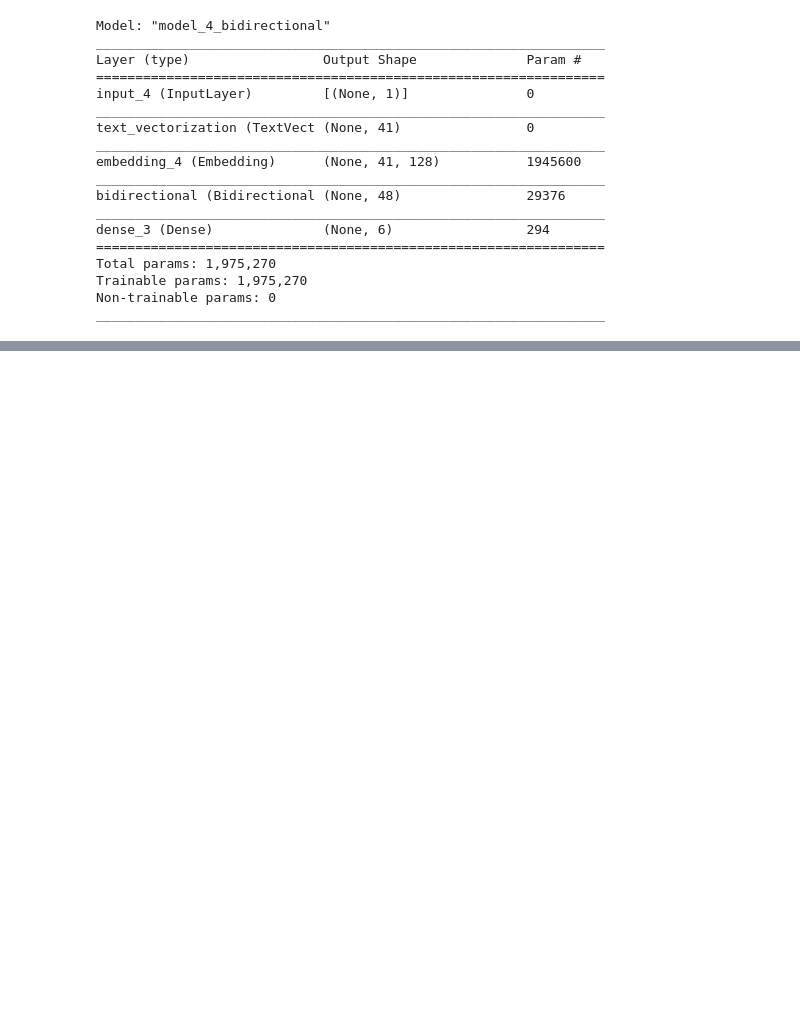
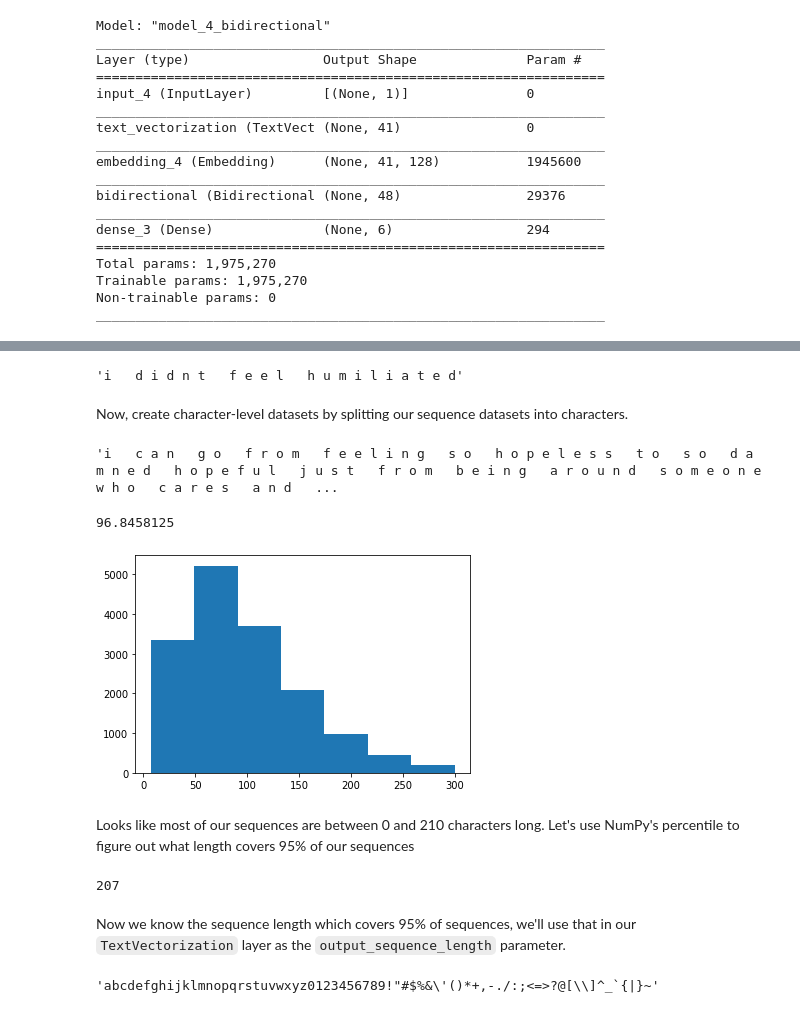
Before and after one commit to egehanasal/Emotion-Detection-From-Text, a Jupyter notebook: Emotion_detection_from_text.ipynb, the cells around one changed output, grey strips where cells are left out. Saved outputs shown, nothing was run; the diff lists cells and outputs as text; code cells hidden in the pictures; blank space fills up the shorter version.

```diff
--- a/Emotion_detection_from_text.ipynb
+++ b/Emotion_detection_from_text.ipynb
@@ -892,0 +1101,49 @@ Old f1: 0.91, New f1: 0.88, Difference: -0.04
+# %%
+# Make a function to split sentences into characters
+def split_chars(text):
+  return " ".join(list(text))
+
+# Test splitting non-character-level-sequence into characters
+split_chars(train_sentences[0])
+# %% [output]
+'i   d i d n t   f e e l   h u m i l i a t e d'
+# %% [markdown]
+Now, create character-level datasets by splitting our sequence datasets into characters.
+# %%
+# Split sequence-level data splits into character-level data splits
+train_chars = [split_chars(sentence) for sentence in train_sentences]
+val_chars = [split_chars(sentence) for sentence in val_sentences]
+test_chars = [split_chars(sentence) for sentence in test_sentences]
+train_chars[1]
+# %% [output]
+'i   c a n   g o   f r o m   f e e l i n g   s o   h o p e l e s s   t o   s o   d a m n e d   h o p e f u l   j u s t   f r o m   b e i n g   a r o u n d   s o m e o n e   w h o   c a r e s   a n d   ...
+# %%
+# What's the average character length?
+char_lens = [len(sentence) for sentence in train_sentences]
+mean_char_len = np.mean(char_lens)
+mean_char_len
+# %% [output]
+96.8458125
+# %%
+# Check the distribution of our sequences at character-level
+import matplotlib.pyplot as plt
+plt.hist(char_lens, bins=7);
+# %% [output]
+[figure, added]
+# %% [markdown]
+Looks like most of our sequences are between 0 and 210 characters long. Let's use NumPy's percentile to figure out what length covers 95% of our sequences
+# %%
+# Find what character length covers 95% of sequences
+output_seq_char_len = int(np.percentile(char_lens, 95))
+output_seq_char_len
+# %% [output]
+207
+# %% [markdown]
+Now we know the sequence length which covers 95% of sequences, we'll use that in our `TextVectorization` layer as the `output_sequence_length` parameter.
+# %%
+# Get all keyboard characters for char-level embedding
+import string
+alphabet = string.ascii_lowercase + string.digits + string.punctuation
+alphabet
+# %% [output]
+'abcdefghijklmnopqrstuvwxyz0123456789!"#$%&\'()*+,-./:;<=>?@[\\]^_`{|}~'
```
Also changed, not shown: parts of 115 cells of this notebook.
